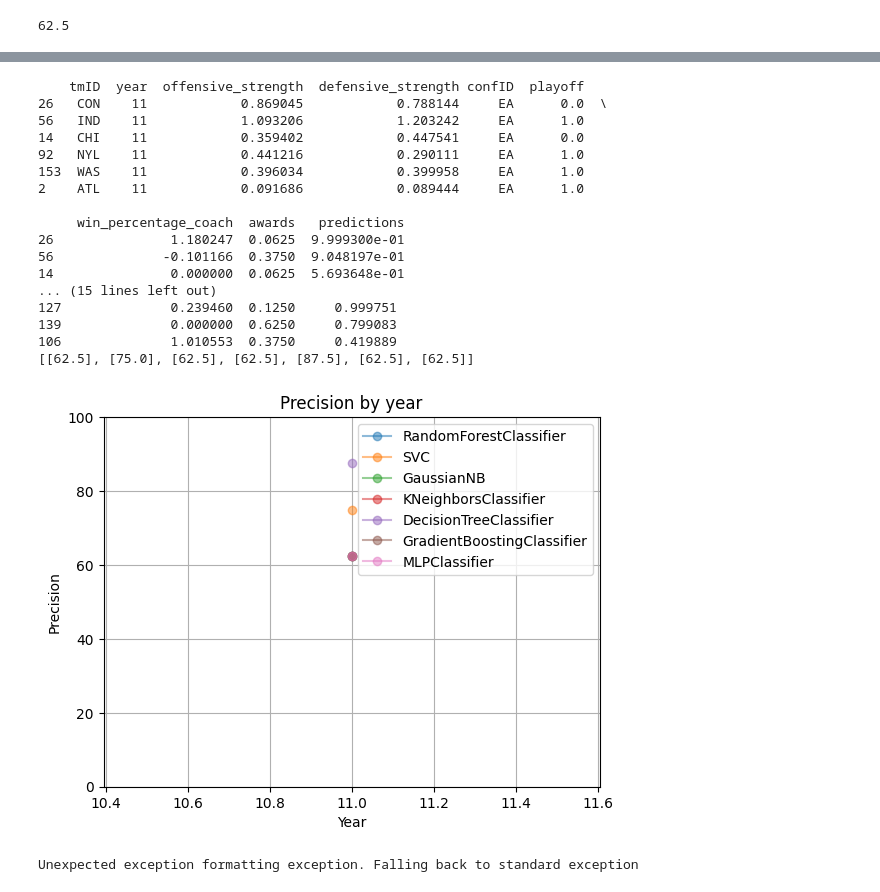
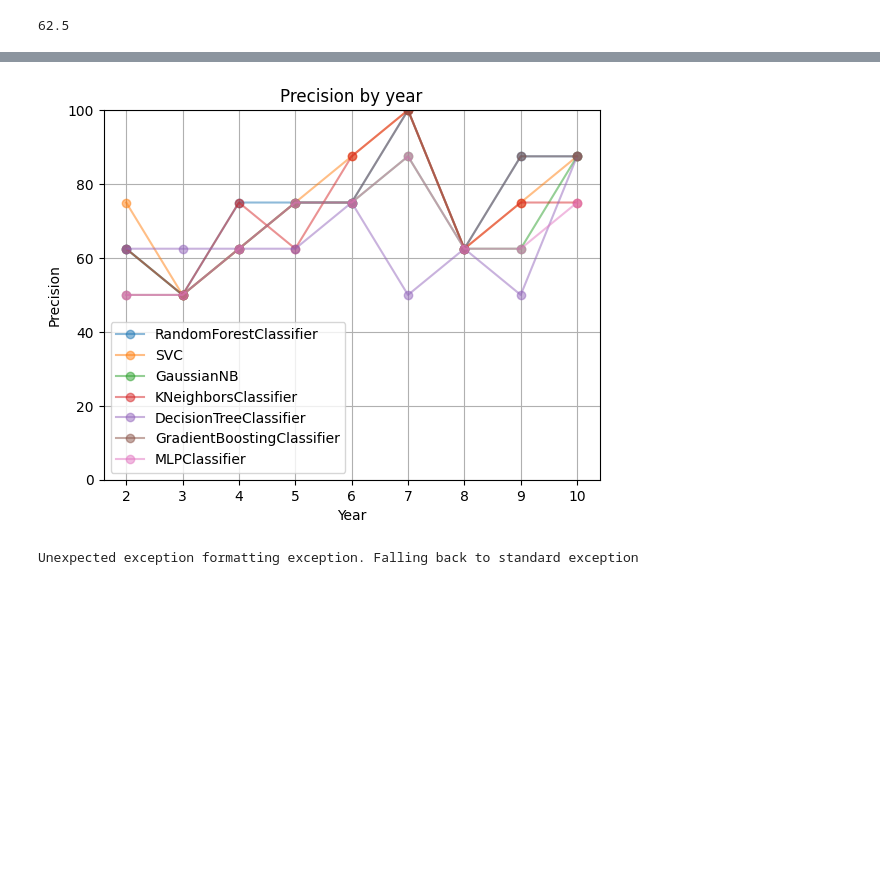
Before and after one commit to m21ark/ac, a Jupyter notebook: tmp.ipynb, the cells around one changed output, grey strips where cells are left out. Drawn from its saved outputs; the diff is of its cells as text; code cells hidden in the pictures; blank space fills up the shorter version.

```diff
--- a/tmp.ipynb
+++ b/tmp.ipynb
@@ -196,12 +154,61 @@ def check_accuracy_by_year2(models):
     accs = []
 
     # Define the years
-    years = list(range(11, 12))
+    years = list(range(2, 11))
 
     # Calculate accuracy for each year for each model
-    for model in models:
-        #model_accs = [run_window_decay(model, year) for year in years]
+    models_grid = [
+        lambda: RandomForestClassifier(),
+        # LogisticRegression(),
+        lambda: SVC(probability=True),
+        lambda: GaussianNB(),
+        lambda: KNeighborsClassifier(),
+        lambda: DecisionTreeClassifier(),
+        lambda: GradientBoostingClassifier(),
+        lambda: MLPClassifier()
+    ]
+
+    param_grids = [
+        {
+            'n_estimators': [100, 200, 300],
+            'max_depth': [5, 10, None],
+            'min_samples_split': [2, 5, 10],
+            'random_state': [42]
+        },
+        {
+            'C': [1.0, 0.1, 0.01],
+            'kernel': ['rbf', 'linear'],
+            'probability': [True]
+        },
+        {   # GaussianNB
+            'var_smoothing': [1e-09, 1e-08, 1e-07]
+        },
+        {
+            'n_neighbors': [5, 10, 15],
+            'weights': ['uniform', 'distance']
+        },
+        {
+            'max_depth': [5, 10, 15],
+            'min_samples_split': [2, 5, 10],
+            'random_state': [42]
+        },
+        {
+            'n_estimators': [100, 200, 300],
+            'learning_rate': [0.1, 0.01, 0.001],
+            'max_depth': [3, 5, 7],
+            'random_state': [42]
+        },
+        {
+            'hidden_layer_sizes': [(100, 50), (200, 100), (300, 150)],
+            'max_iter': [1000, 2000, 3000],
+            'random_state': [42]
+        }
+    ]
+
+    for i, model in enumerate(models):
+        # model_accs = [run_window_decay(model, year) for year in years]
         model_accs = [pipeline_year(year, model=model, display_results=False) for year in years]
+        # model_accs = [pipeline_year_grid_search(year, model=model, parameters=param_grids[i], display_results=False) for year in years]
         accs.append(model_accs)
     #accs = [[75.0, 50.0, 75.0, 75.0, 87.5, 87.5, 62.5, 87.5, 87.5], [50.0, 50.0, 87.5, 50.0, 62.5, 25.0, 62.5, 62.5, 75.0], [62.5, 50.0, 62.5, 75.0, 75.0, 87.5, 62.5, 75.0, 87.5], [50.0, 50.0, 62.5, 62.5, 62.5, 87.5, 62.5, 62.5, 75.0], [62.5, 50.0, 87.5, 62.5, 75.0, 75.0, 62.5, 50.0, 75.0], [50.0, 50.0, 50.0, 87.5, 75.0, 87.5, 62.5, 62.5, 87.5], [62.5, 50.0, 50.0, 75.0, 75.0, 100.0, 62.5, 87.5, 75.0]]
     print(accs)
@@ -250,21 +241,4 @@ check_accuracy_by_year2(models)
-    tmID  year  offensive_strength  defensive_strength confID  playoff
-26   CON    11            0.869045            0.788144     EA      0.0  \
-56   IND    11            1.093206            1.203242     EA      1.0
-14   CHI    11            0.359402            0.447541     EA      0.0
-92   NYL    11            0.441216            0.290111     EA      1.0
-153  WAS    11            0.396034            0.399958     EA      1.0
-2    ATL    11            0.091686            0.089444     EA      1.0
-
-     win_percentage_coach  awards   predictions
-26               1.180247  0.0625  9.999300e-01
-56              -0.101166  0.3750  9.048197e-01
-14               0.000000  0.0625  5.693648e-01
-... (15 lines left out)
-127              0.239460  0.1250     0.999751
-139              0.000000  0.6250     0.799083
-106              1.010553  0.3750     0.419889
-[[62.5], [75.0], [62.5], [62.5], [87.5], [62.5], [62.5]]
-[figure, old version]
+[figure, new version]
 # %%
 run_window_decay(models[0], 10)
 # %% [output]
```
Also changed, not shown: parts of 4 cells of this notebook, 4 other files.
